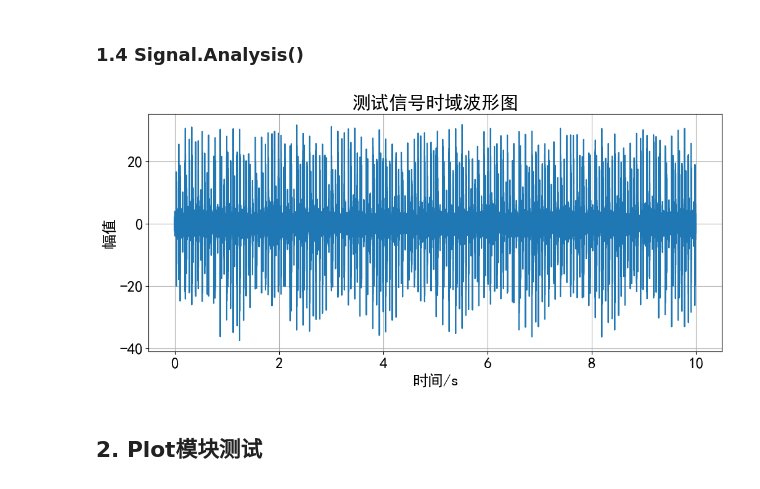
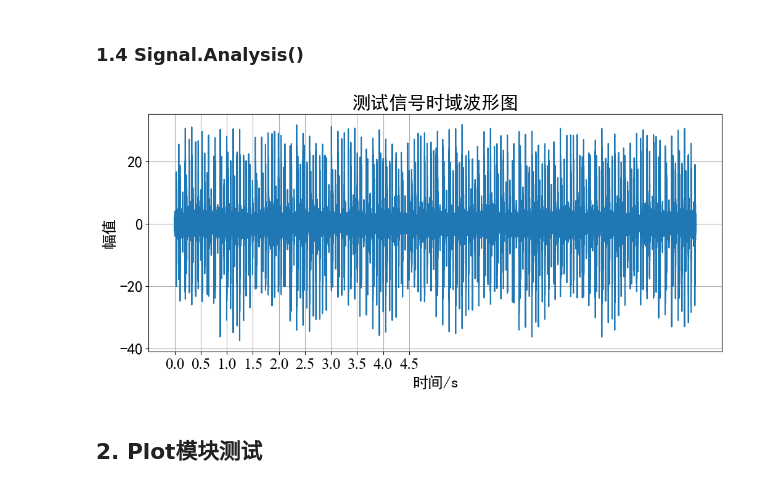
Before and after one commit to xcw1129/PySP, a Jupyter notebook: test.ipynb, the cells around one changed output. Saved outputs shown, nothing was run; the diff lists cells and outputs as text; code cells hidden in the pictures.

```diff
--- a/test.ipynb
+++ b/test.ipynb
@@ -213,33 +213,34 @@ try:
             plot_save: bool = False,
             **kwargs,
         ):
             super().__init__(Sig=Sig, plot=plot, plot_save=plot_save, **kwargs)
 
         @staticmethod
         def plot_scatter(Axis,data,**kwargs):
             plt.figure(figsize=(12, 5))
             plt.plot(Axis, data)
             plt.xlabel("时间/s")
             plt.ylabel("幅值")
             plt.title("测试信号时域波形图")
             plt.grid()
+            plt.xticks(np.arange(0, 5, 0.5),fontproperties="Times New Roman")
             plt.show()
 
         @Analysis.Plot(plot_func=plot_scatter)
         @Analysis.Input({"x": {"OpenLow": 0}})
         def run(self, x: float):
             t_Axis = self.Sig.t_Axis
             data = self.Sig.data * x
             return t_Axis, data
 
     Sig = Signal(data=Data, fs=fs, label="测试信号")
     res = TestAnalysis(
         Sig=Sig, plot=True, plot_save=False, xlabel="时间/s", title="测试信号时域波形图"
     ).run(x=2)
 
 except Exception as e:
     print(e)
 # %% [output]
-[figure, old version]
+[figure, new version]
 # %% [markdown]
 ## 2. Plot模块测试
```
Also changed, not shown: parts of 9 cells of this notebook.
